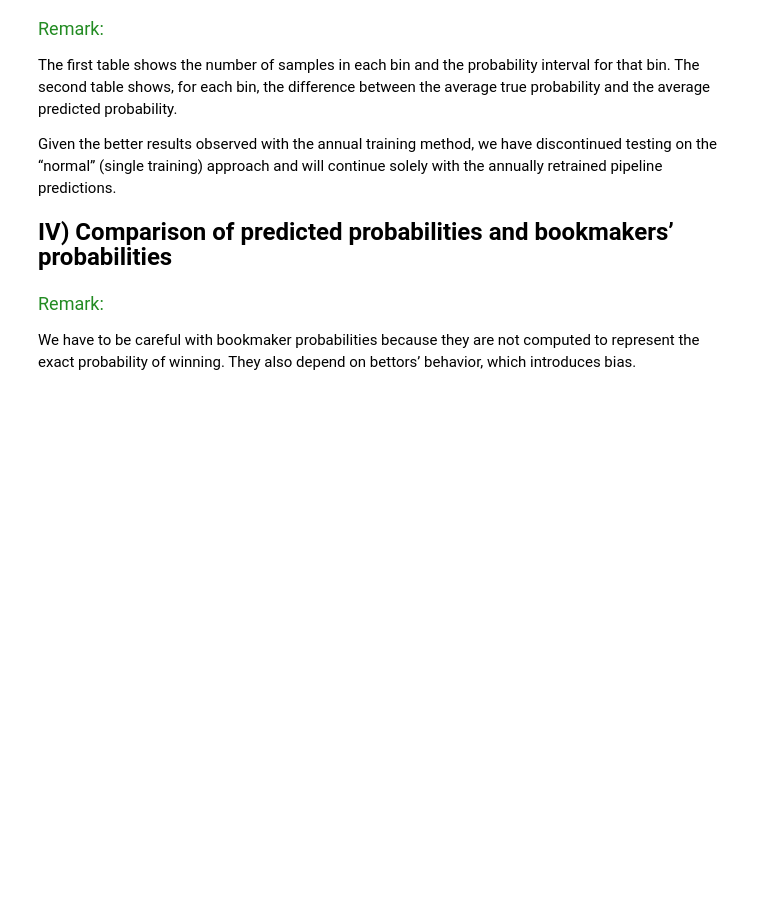
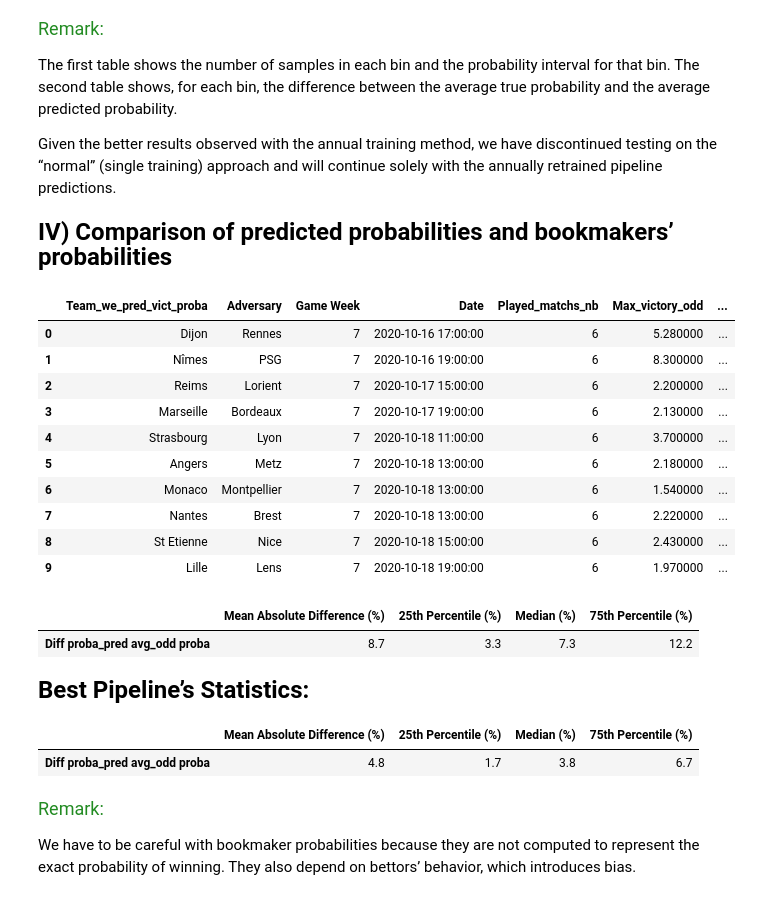
Before and after one commit to luc-polo/Football-probabilities-prediciton, a Jupyter notebook: notebooks/user_test.ipynb, the cells around one changed output. Drawn from its saved outputs; the diff is of its cells as text; code cells hidden in the pictures; blank space fills up the shorter version.

```diff
--- a/notebooks/user_test.ipynb
+++ b/notebooks/user_test.ipynb
@@ -238,23 +262,40 @@ Given the better results observed with the annual training method, we have disco
 # %%
 # #  #  #  #  #  #  #  #  #  #  #  #  #  #  #  #  #  #  #  #  #  #  #  #  #  #  #  #  #  #  #  #  #  #  #  #
 #  This cell compares the personalized pipeline’s predicted probabilities with bookmakers’ implied probabilities (calculated as 1 / odds), providing both a preview table and a full comparison.
 #  By quantifying the difference between these sets of probabilities, we can have a good assessment of our predictions qualities.
 # #  #  #  #  #  #  #  #  #  #  #  #  #  #  #  #  #  #  #  #  #  #  #  #  #  #  #  #  #  #  #  #  #  #  #  #
 
 # Compare the personalized pipeline's predicted probabilities with bookmakers' probabilities
-odd_proba_pred_proba_compa_dataset, preview_odd_proba_pred_proba_compa_dataset, odd_proba_pred_proba_compa_dataset_df = results.compare_pred_proba_and_odds(proba_pred_GW_training.copy() ,X_info_GW_training.copy())
+odd_proba_pred_proba_compa_dataset, preview_odd_proba_pred_proba_compa_dataset, odd_proba_pred_proba_compa_dataset_df = results.compare_pred_proba_and_odds(proba_pred_annual_training.copy() ,X_info_annual_training.copy())
 
 # Display a preview of the comparison table between predicted probabilities and bookmakers' probabilities
 display(preview_odd_proba_pred_proba_compa_dataset)    # TODO
 
 # Uncomment to display the full comparison table between predicted probabilities and bookmakers' probabilities
 # display(odd_proba_pred_proba_compa_dataset)    # TODO
 
 # Table showing the deviation statistics between predicted probabilities and bookmakers' probabilities
 results.compare_pred_proba_and_odds_stats(odd_proba_pred_proba_compa_dataset_df)
 
 # Table showing the deviation statistics for the BEST pipeline’s predicted probabilities versus bookmakers' probabilities
 user_test.compare_best_pred_proba_and_odds_stats()
+# %% [output]
+|  | Team_we_pred_vict_proba | Adversary | Game Week | Date | Played_matchs_nb | Max_victory_odd | ... |
+| 0 | Dijon | Rennes | 7 | 2020-10-16 17:00:00 | 6 | 5.280000 | ... |
+| 1 | Nîmes | PSG | 7 | 2020-10-16 19:00:00 | 6 | 8.300000 | ... |
+| 2 | Reims | Lorient | 7 | 2020-10-17 15:00:00 | 6 | 2.200000 | ... |
+| 3 | Marseille | Bordeaux | 7 | 2020-10-17 19:00:00 | 6 | 2.130000 | ... |
+| 4 | Strasbourg | Lyon | 7 | 2020-10-18 11:00:00 | 6 | 3.700000 | ... |
+| 5 | Angers | Metz | 7 | 2020-10-18 13:00:00 | 6 | 2.180000 | ... |
+| 6 | Monaco | Montpellier | 7 | 2020-10-18 13:00:00 | 6 | 1.540000 | ... |
+| 7 | Nantes | Brest | 7 | 2020-10-18 13:00:00 | 6 | 2.220000 | ... |
+| 8 | St Etienne | Nice | 7 | 2020-10-18 15:00:00 | 6 | 2.430000 | ... |
+| 9 | Lille | Lens | 7 | 2020-10-18 19:00:00 | 6 | 1.970000 | ... |
+|  | Mean Absolute Difference (%) | 25th Percentile (%) | Median (%) | 75th Percentile (%) |
+| Diff proba_pred avg_odd proba | 8.7 | 3.3 | 7.3 | 12.2 |
+Best Pipeline’s Statistics:
+|  | Mean Absolute Difference (%) | 25th Percentile (%) | Median (%) | 75th Percentile (%) |
+| Diff proba_pred avg_odd proba | 4.8 | 1.7 | 3.8 | 6.7 |
 # %% [markdown]
 <span style="color:#228B22;"> <font size="4"> Remark:</font> </span>
 
```
Also changed, not shown: parts of 4 cells of this notebook, 5 other files.
